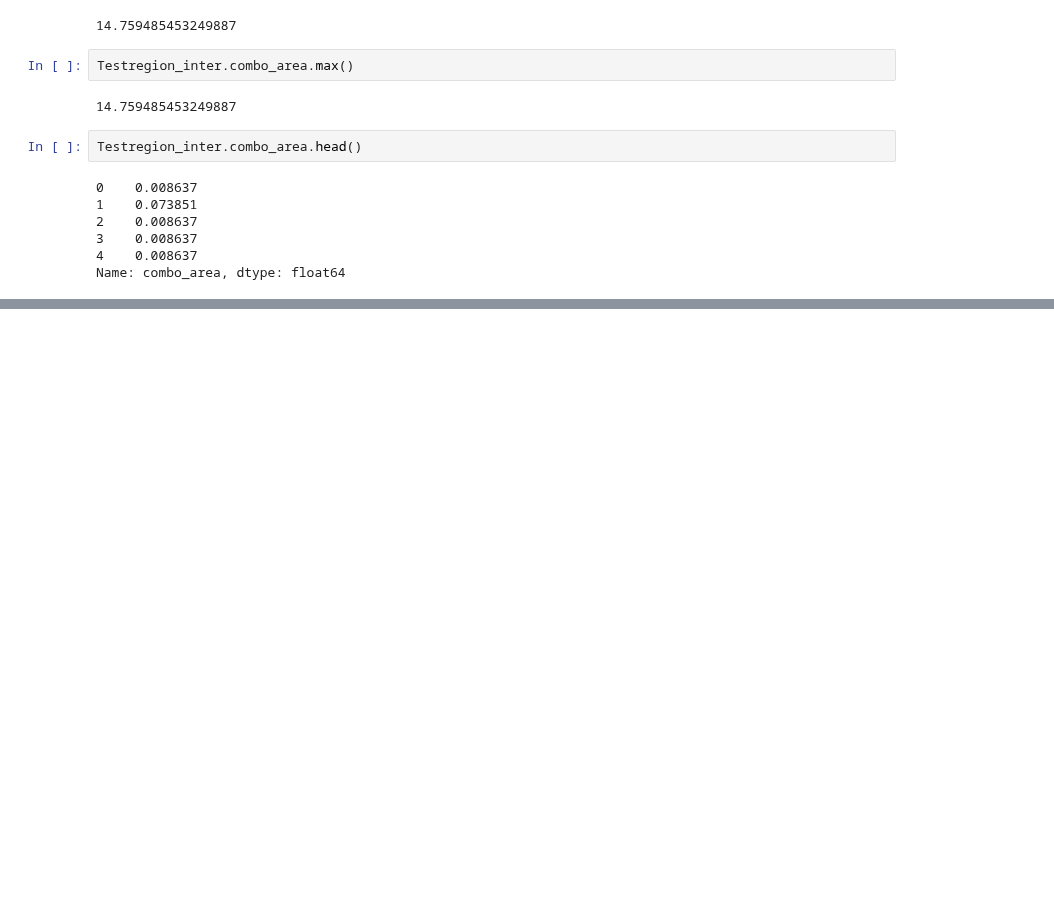
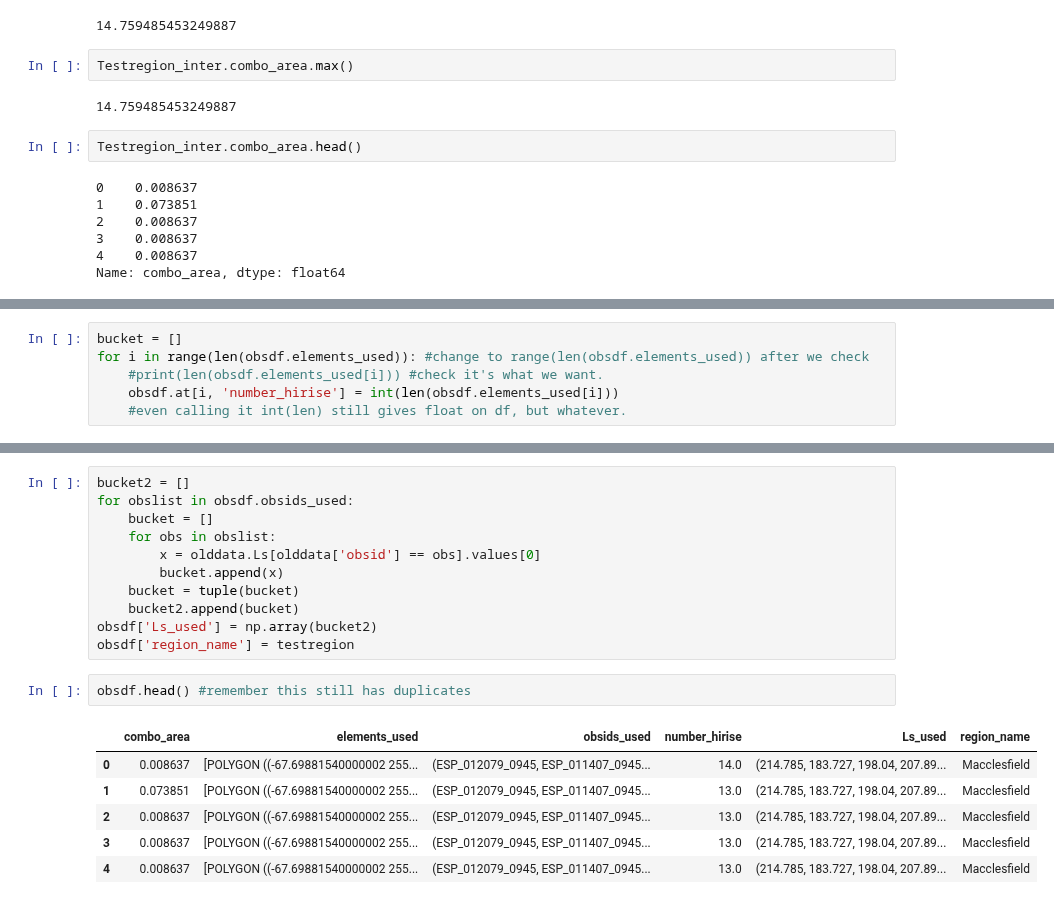
Before and after one commit to zalfalah/Honors, a Jupyter notebook: Creating Combo DF.ipynb, the cells around one changed output, grey strips where cells are left out. Drawn from its saved outputs; the diff is of its cells as text; blank space fills up the shorter version.

```diff
--- a/Creating Combo DF.ipynb
+++ b/Creating Combo DF.ipynb
@@ -203,0 +276,6 @@ print(x*2) #we see this many combinations, getting doubled somehow.
+# %%
+bucket = []
+for i in range(len(obsdf.elements_used)): #change to range(len(obsdf.elements_used)) after we check
+    #print(len(obsdf.elements_used[i])) #check it's what we want.
+    obsdf.at[i, 'number_hirise'] = int(len(obsdf.elements_used[i]))
+    #even calling it int(len) still gives float on df, but whatever.
@@ -203,0 +312,20 @@ print(x*2) #we see this many combinations, getting doubled somehow.
+# %%
+bucket2 = []
+for obslist in obsdf.obsids_used:
+    bucket = []
+    for obs in obslist:
+        x = olddata.Ls[olddata['obsid'] == obs].values[0]
+        bucket.append(x)
+    bucket = tuple(bucket)
+    bucket2.append(bucket)
+obsdf['Ls_used'] = np.array(bucket2)
+obsdf['region_name'] = testregion
+# %%
+obsdf.head() #remember this still has duplicates
+# %% [output]
+|  | combo_area | elements_used | obsids_used | number_hirise | Ls_used | region_name |
+| 0 | 0.008637 | [POLYGON ((-67.69881540000002 255... | (ESP_012079_0945, ESP_011407_0945... | 14.0 | (214.785, 183.727, 198.04, 207.89... | Macclesfield |
+| 1 | 0.073851 | [POLYGON ((-67.69881540000002 255... | (ESP_012079_0945, ESP_011407_0945... | 13.0 | (214.785, 183.727, 198.04, 207.89... | Macclesfield |
+| 2 | 0.008637 | [POLYGON ((-67.69881540000002 255... | (ESP_012079_0945, ESP_011407_0945... | 13.0 | (214.785, 183.727, 198.04, 207.89... | Macclesfield |
+| 3 | 0.008637 | [POLYGON ((-67.69881540000002 255... | (ESP_012079_0945, ESP_011407_0945... | 13.0 | (214.785, 183.727, 198.04, 207.89... | Macclesfield |
+| 4 | 0.008637 | [POLYGON ((-67.69881540000002 255... | (ESP_012079_0945, ESP_011407_0945... | 13.0 | (214.785, 183.727, 198.04, 207.89... | Macclesfield |
```
Also changed, not shown: parts of 27 cells of this notebook, 1 other file.
